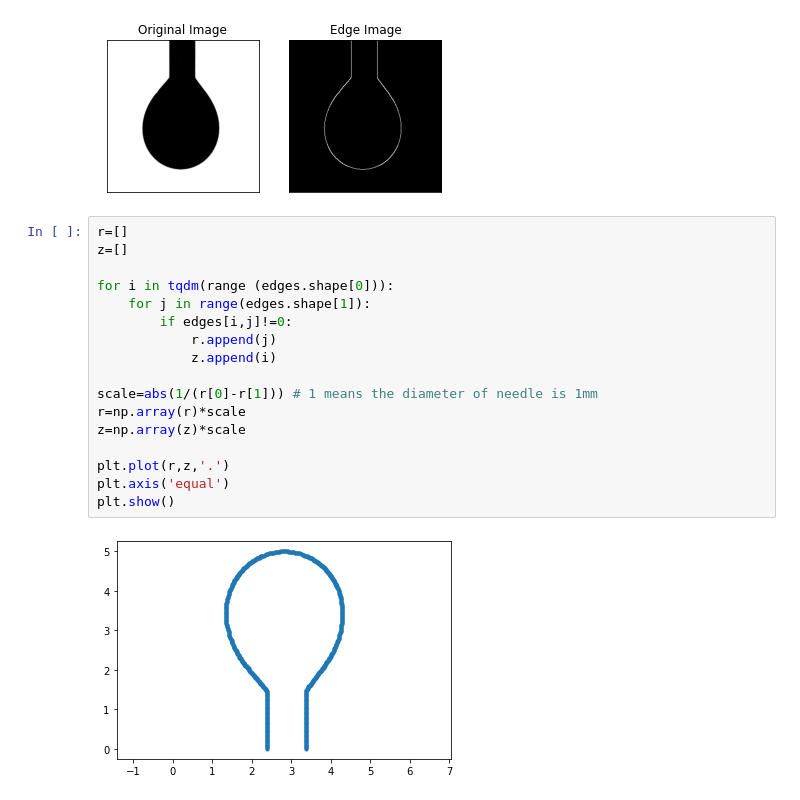
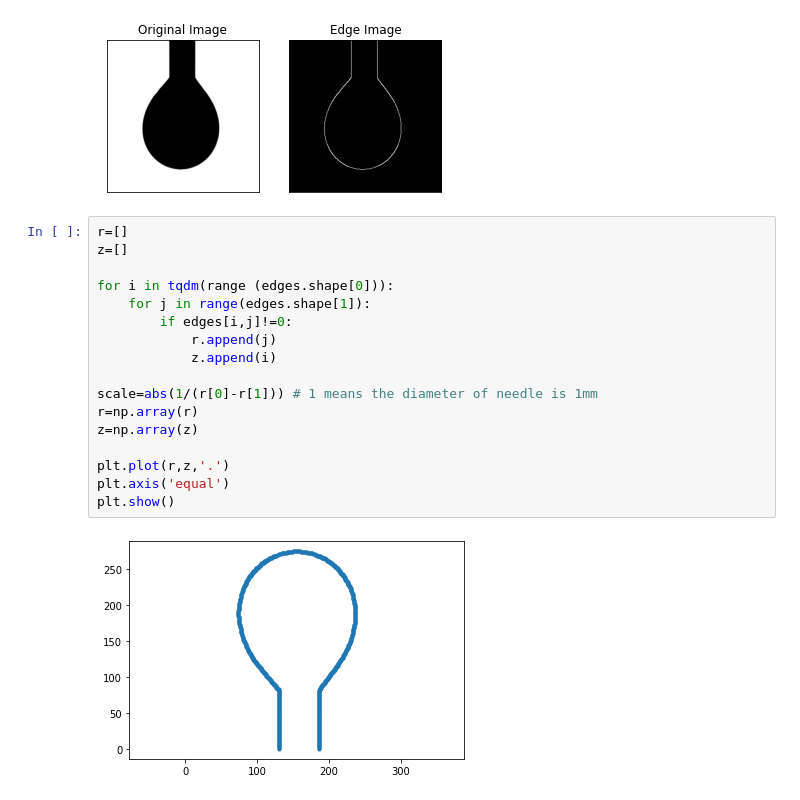
Before and after one commit to Lomolanisgo/Bayesian_PendantDrop_Tensiometry, a Jupyter notebook: Classical_PDT.ipynb, the cells around one changed output. Drawn from its saved outputs; the diff is of its cells as text.

```diff
--- a/Classical_PDT.ipynb
+++ b/Classical_PDT.ipynb
@@ -24,22 +24,22 @@ images_experiment/220304_miliq_T17.7_S73.04.png
 # %%
 r=[]
 z=[]
 
 for i in tqdm(range (edges.shape[0])):
     for j in range(edges.shape[1]):
         if edges[i,j]!=0:
             r.append(j)
             z.append(i)
 
 scale=abs(1/(r[0]-r[1])) # 1 means the diameter of needle is 1mm
-r=np.array(r)*scale
-z=np.array(z)*scale
+r=np.array(r)
+z=np.array(z)
 
 plt.plot(r,z,'.')
 plt.axis('equal')
 plt.show()
 # %% [output]
-[figure, old version]
+[figure, new version]
 # %%
 # Converting image coordinates to analytical coordinates,
 # to let the apex's coordinate is (0,0)
```
Also changed, not shown: parts of 8 cells of this notebook.
